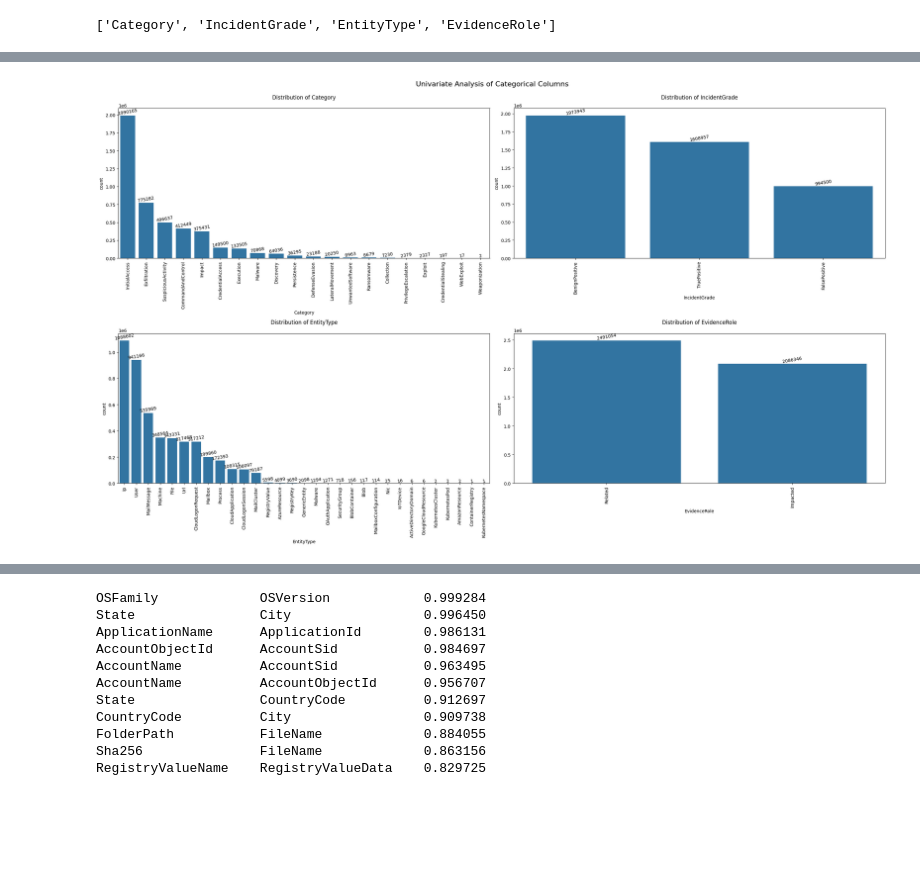
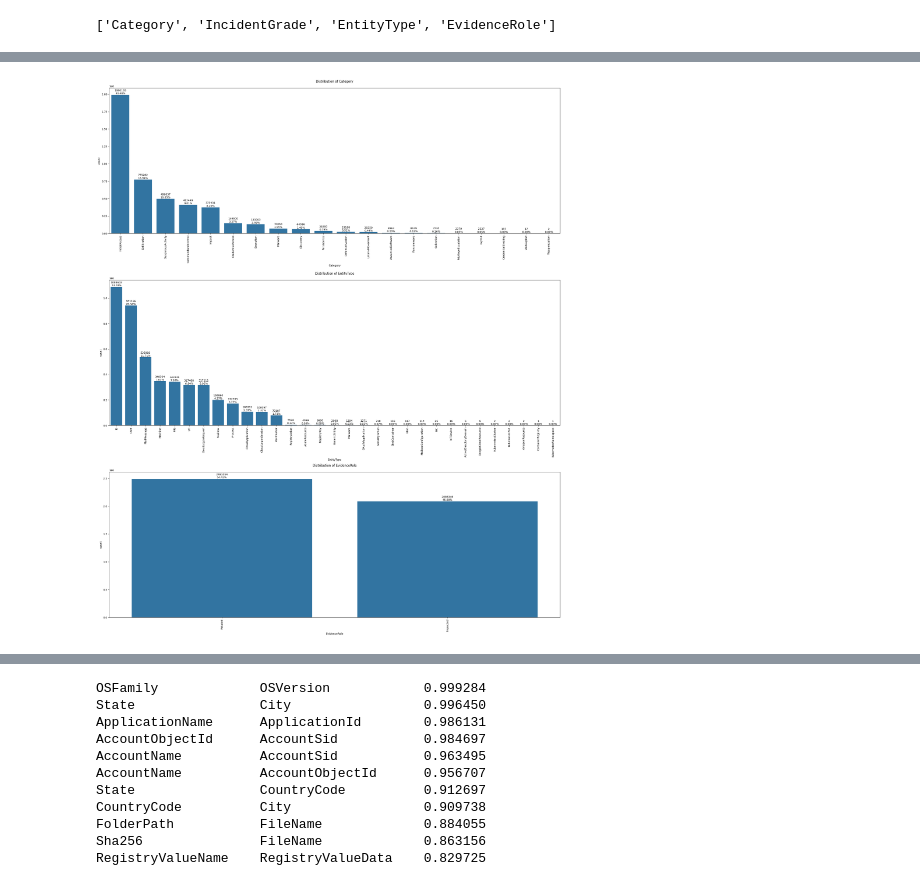
Before and after one commit to Pooja-Spandana/Guvi---Microsoft-Cybersecurity, a Jupyter notebook: Notebooks/new.ipynb, the cells around one changed output, grey strips where cells are left out. Saved outputs shown, nothing was run; the diff lists cells and outputs as text; code cells hidden in the pictures; blank space fills up the shorter version.

```diff
--- a/Notebooks/new.ipynb
+++ b/Notebooks/new.ipynb
@@ -260,14 +271,0 @@ Name: count, dtype: int64
-# %%
-n_cols = 3
-n_rows = (len(num_features) + 1) // n_cols
-plt.figure(figsize=(25, 5 * n_rows))
-plt.suptitle('Univariate Analysis of Numerical columns\n', fontsize=16)
-
-for i, col in enumerate(num_features, 1):
-    plt.subplot(n_rows, n_cols, i)
-    sns.histplot(clean_df[col], bins=50, kde=True)
-    plt.title(f'Distribution of {col}')
-    plt.xlabel(col)
-
-plt.tight_layout()
-plt.show()
@@ -298,20 +503,23 @@ numerical_vs_target(clean_df, num_features)
 # %%
-plt.figure(figsize=(25, 15))
-plt.suptitle('Univariate Analysis of Categorical Columns\n', fontsize=16)
+cols_to_plot = [col for col in cat_features if col != 'IncidentGrade']
+fig, axes = plt.subplots(3, 1, figsize=(25, 30))
+axes = axes.flatten()
 
-for i, column in enumerate(cat_features, 1):
-    plt.subplot(2, 2, i)
-    order = clean_df[column].value_counts().index
-    ax = sns.countplot(data=clean_df, x=column, order=order)
-    plt.title(f'Distribution of {column}\n')
-    plt.xlabel(column)
-    plt.xticks(rotation=90)
+for idx, col in enumerate(cols_to_plot):
+    order = clean_df[col].value_counts().index
+    ax = sns.countplot(data=clean_df, x=col, ax=axes[idx], order=order)
 
+    total = len(clean_df[col])
     for p in ax.patches:
-        height = int(p.get_height())
-        ax.annotate(f'{height}', (p.get_x() + p.get_width() / 2., height), ha='center', va='bottom', fontsize=10, rotation=10)
+        count = int(p.get_height())
+        percentage = 100 * count / total
+        ax.annotate(f'{count}\n{percentage:.2f}%', (p.get_x() + p.get_width() / 2., count), ha='center', va='bottom', fontsize=10)
+
+    ax.set_title(f'Distribution of {col}\n')
+    ax.set_xlabel(col)
+    ax.tick_params(axis='x', rotation=90)
 
 plt.tight_layout()
 plt.show()
 # %% [output]
-[figure, old version]
+[figure, new version]
```
Also changed, not shown: parts of 16 cells of this notebook.
